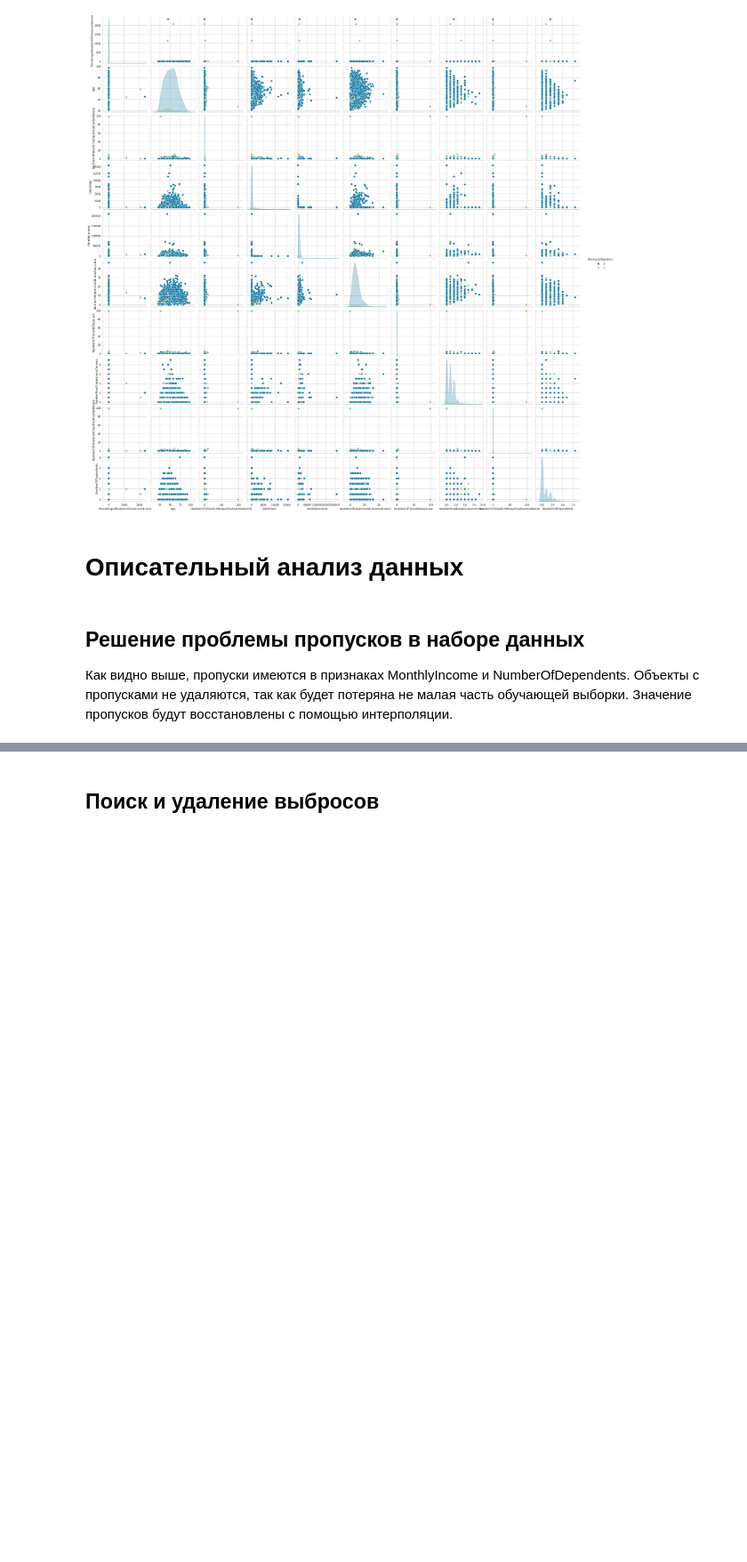
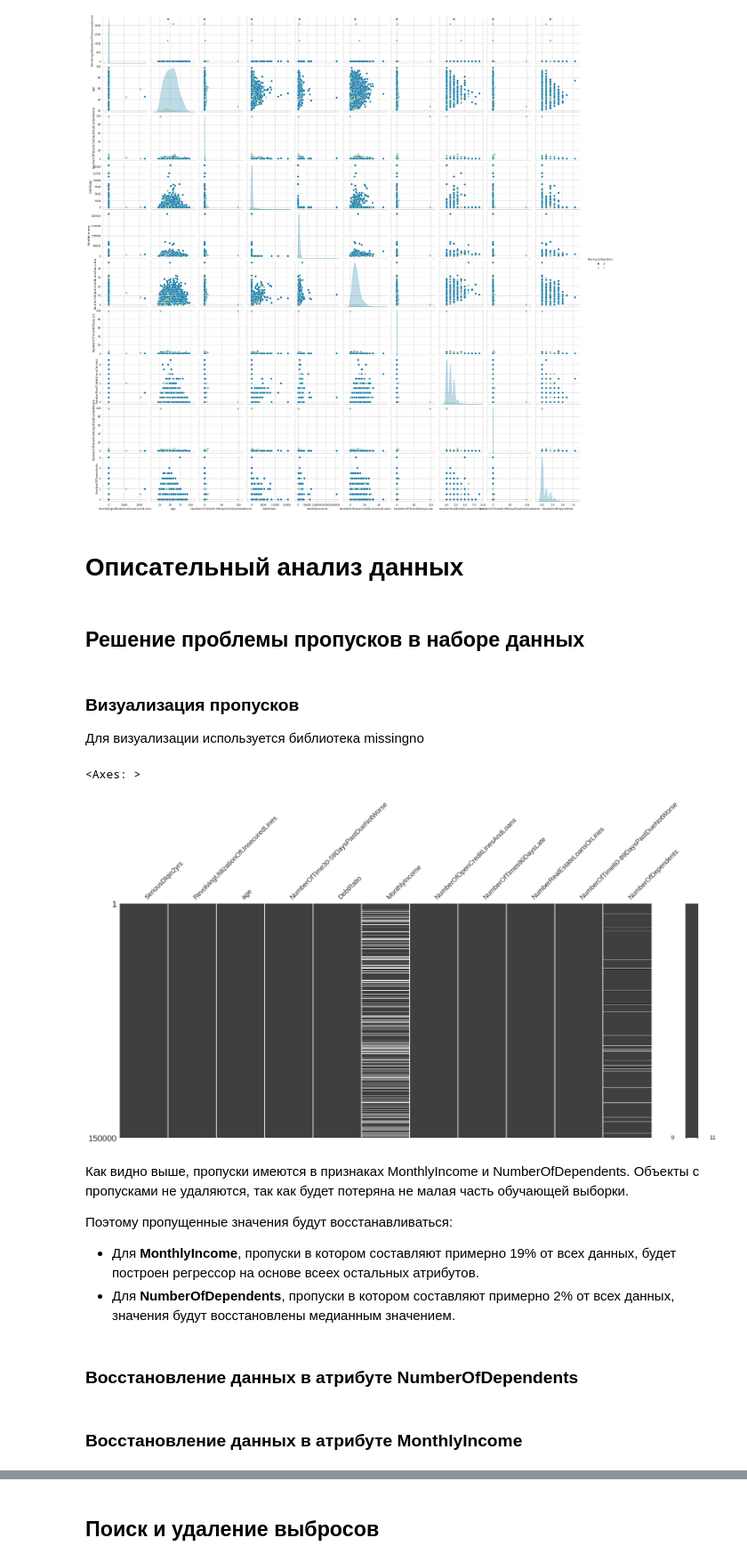
Before and after one commit to l00fi/bayes_optimization, a Jupyter notebook: main.ipynb, the cells around one changed output, grey strips where cells are left out. Shown at 89% size. Drawn from its saved outputs; the diff is of its cells as text; code cells hidden in the pictures; blank space fills up the shorter version.

```diff
--- a/main.ipynb
+++ b/main.ipynb
@@ -120,7 +121,21 @@ sns.pairplot(data.iloc[0:2000,:], hue= 'SeriousDlqin2yrs')
 [figure]
 # %% [markdown]
 # Описательный анализ данных
+# %% [markdown]
+## Решение проблемы пропусков в наборе данных
+# %% [markdown]
+### Визуализация пропусков
+
+Для визуализации используется библиотека missingno
+# %%
+import missingno as msno
+msno.matrix(data)
+# %% [output]
+<Axes: >
+[figure, added]
 # %% [markdown]
-## Решение проблемы пропусков в наборе данных
+Как видно выше, пропуски имеются в признаках MonthlyIncome и NumberOfDependents. Объекты с пропусками не удаляются, так как будет потеряна не малая часть обучающей выборки.
 
-Как видно выше, пропуски имеются в признаках MonthlyIncome и NumberOfDependents. Объекты с пропусками не удаляются, так как будет потеряна не малая часть обучающей выборки. Значение пропусков будут восстановлены с помощью интерполяции.
+Поэтому пропущенные значения будут восстанавливаться:
+- Для **MonthlyIncome**, пропуски в котором составляют примерно 19% от всех данных, будет построен регрессор на основе всеех остальных атрибутов.
+- Для **NumberOfDependents**, пропуски в котором составляют примерно 2% от всех данных, значения будут восстановлены медианным значением.
@@ -131,0 +142,2 @@ data["NumberOfDependents"] = data["NumberOfDependents"].interpolate()
+# %% [markdown]
+### Восстановление данных в атрибуте NumberOfDependents
@@ -131,0 +146,2 @@ data["NumberOfDependents"] = data["NumberOfDependents"].interpolate()
+# %% [markdown]
+### Восстановление данных в атрибуте MonthlyIncome
```
Also changed, not shown: parts of 14 cells of this notebook.
